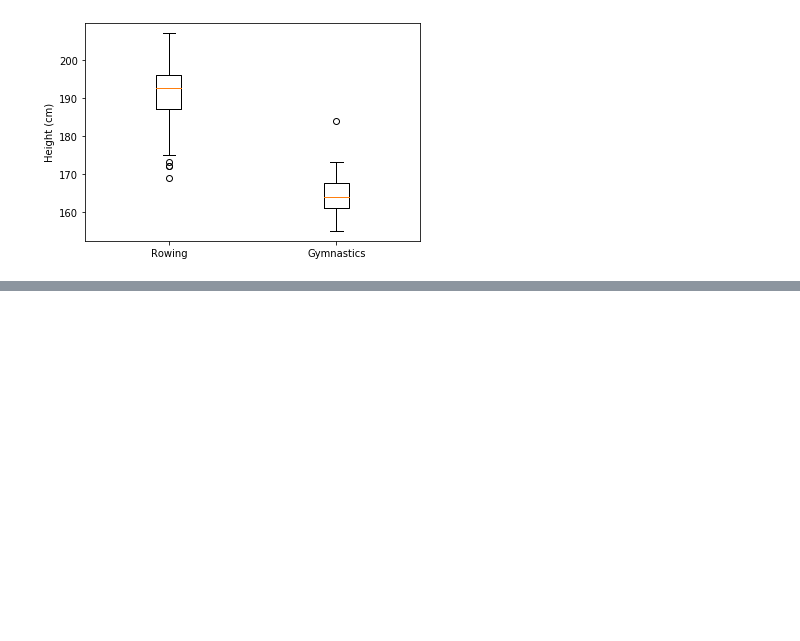
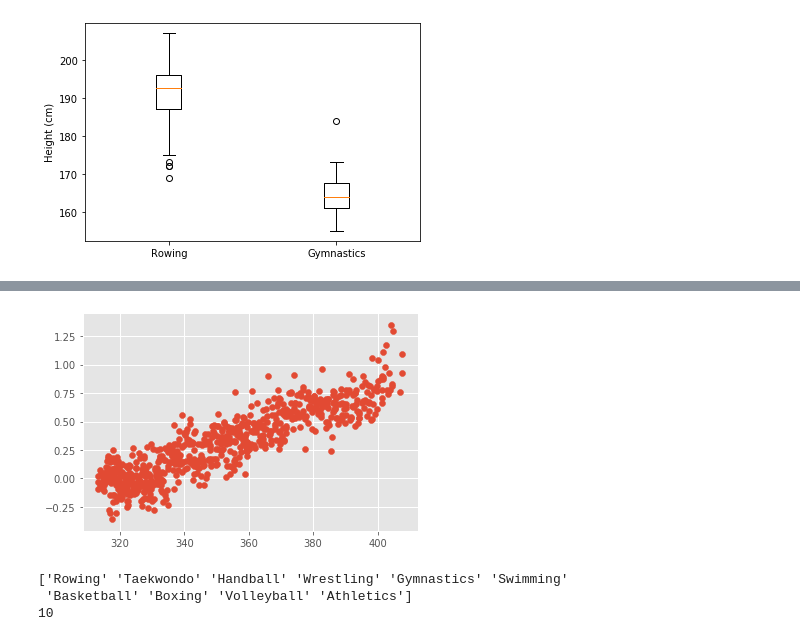
Before and after one commit to Alumasa/Python-for-data-science, a Jupyter notebook: Time Series Visualization.ipynb, the cells around one changed output, grey strips where cells are left out. Saved outputs shown, nothing was run; the diff lists cells and outputs as text; code cells hidden in the pictures; blank space fills up the shorter version.

```diff
--- a/Time Series Visualization.ipynb
+++ b/Time Series Visualization.ipynb
@@ -456,0 +498,8 @@ plt.show()
+# %%
+plt.style.use('ggplot')
+fig, ax = plt.subplots()
+#ax.plot(austin_weather["MONTH"], austin_weather["MLY-TAVG-NORMAL"])
+ax.scatter(climate_change['co2'], climate_change['relative_temp'])
+plt.show()
+# %% [output]
+[figure, added]
@@ -456,0 +513,16 @@ plt.show()
+# %%
+summer_2016_medals = pd.read_csv('datasets/summer2016.csv')
+# Extract the "Sport" column
+sports_column = summer_2016_medals['Sport']
+
+# Find the unique values of the "Sport" column
+sports = sports_column.unique()[:10]
+
+
+# Print out the unique sports values
+print(sports)
+print(len(sports))
+# %% [output]
+['Rowing' 'Taekwondo' 'Handball' 'Wrestling' 'Gymnastics' 'Swimming'
+ 'Basketball' 'Boxing' 'Volleyball' 'Athletics']
+10
```
Also changed, not shown: parts of 7 cells of this notebook, 3 other files.
